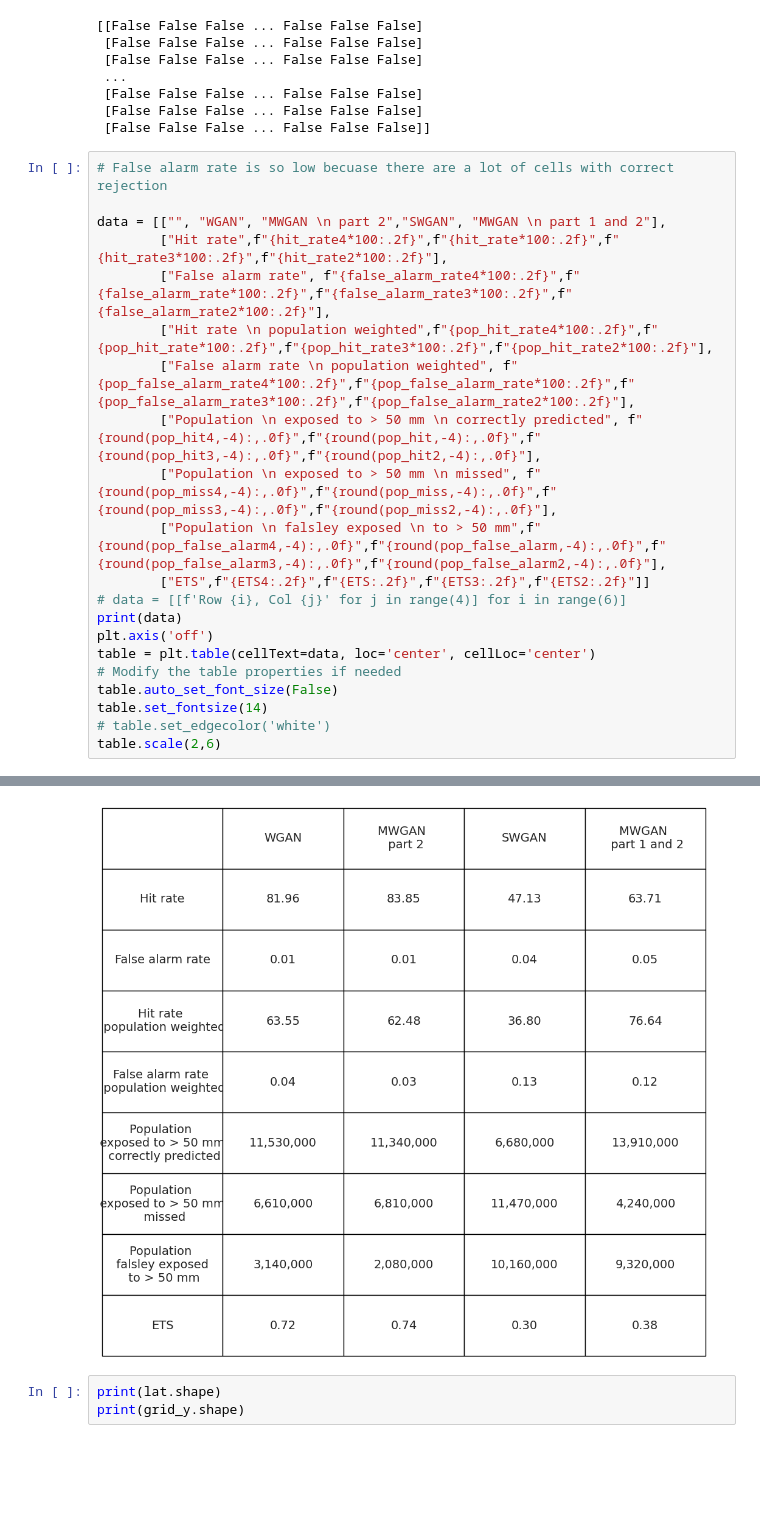
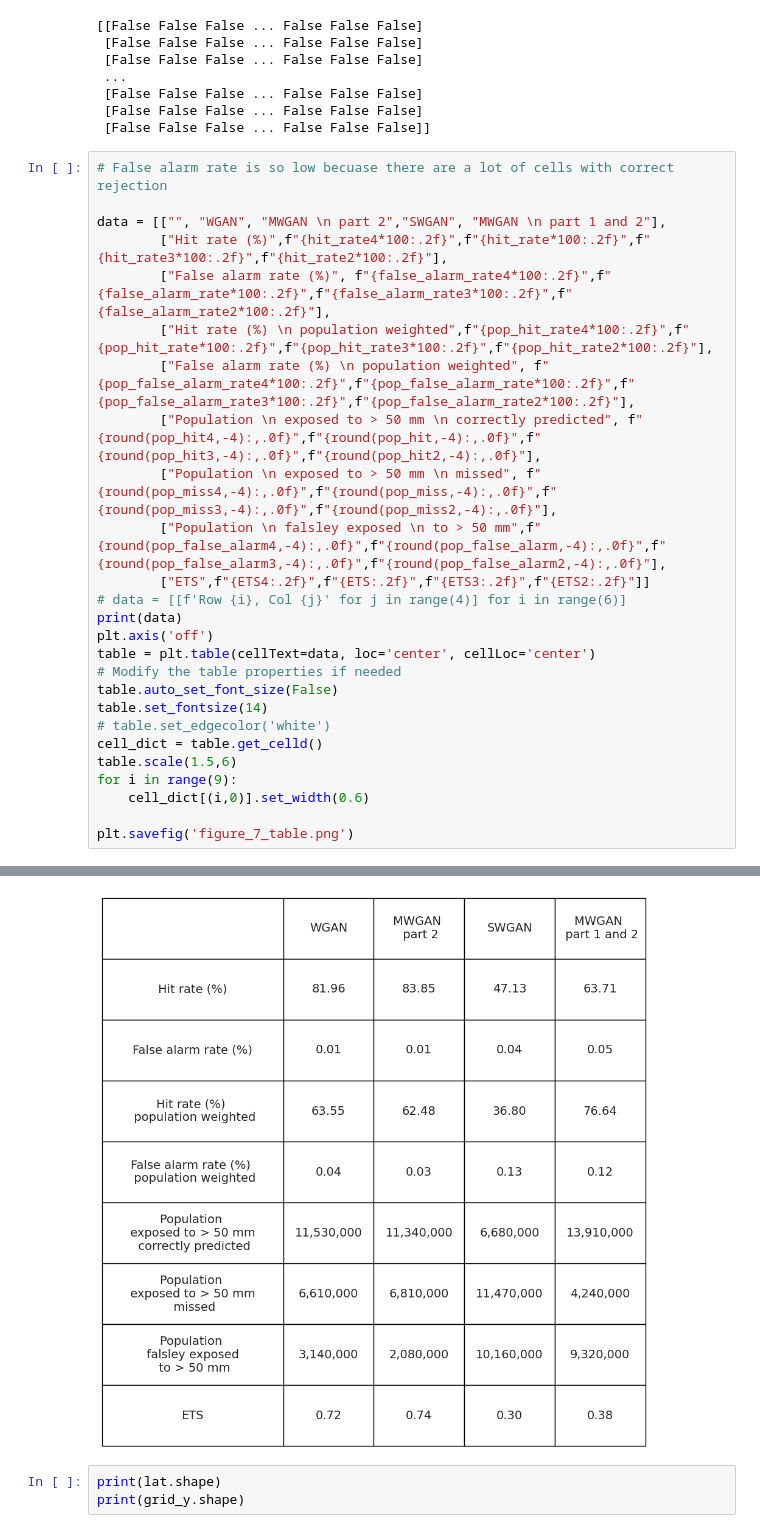
Before and after one commit to vosps/tropical_cyclone, a Jupyter notebook: tracking/7_hit_rate.ipynb, the cells around one changed output, grey strips where cells are left out. Drawn from its saved outputs; the diff is of its cells as text; blank space fills up the shorter version.

```diff
--- a/tracking/7_hit_rate.ipynb
+++ b/tracking/7_hit_rate.ipynb
@@ -1070,10 +1069,10 @@ print(rain_data_mwgan_parts12==1)
 # False alarm rate is so low becuase there are a lot of cells with correct rejection
 
 data = [["", "WGAN", "MWGAN \n part 2","SWGAN", "MWGAN \n part 1 and 2"],
-		["Hit rate",f"{hit_rate4*100:.2f}",f"{hit_rate*100:.2f}",f"{hit_rate3*100:.2f}",f"{hit_rate2*100:.2f}"],
-		["False alarm rate", f"{false_alarm_rate4*100:.2f}",f"{false_alarm_rate*100:.2f}",f"{false_alarm_rate3*100:.2f}",f"{false_alarm_rate2*100:.2f}"],
-        ["Hit rate \n population weighted",f"{pop_hit_rate4*100:.2f}",f"{pop_hit_rate*100:.2f}",f"{pop_hit_rate3*100:.2f}",f"{pop_hit_rate2*100:.2f}"],
-		["False alarm rate \n population weighted", f"{pop_false_alarm_rate4*100:.2f}",f"{pop_false_alarm_rate*100:.2f}",f"{pop_false_alarm_rate3*100:.2f}",f"{pop_false_alarm_rate2*100:.2f}"],
+		["Hit rate (%)",f"{hit_rate4*100:.2f}",f"{hit_rate*100:.2f}",f"{hit_rate3*100:.2f}",f"{hit_rate2*100:.2f}"],
+		["False alarm rate (%)", f"{false_alarm_rate4*100:.2f}",f"{false_alarm_rate*100:.2f}",f"{false_alarm_rate3*100:.2f}",f"{false_alarm_rate2*100:.2f}"],
+        ["Hit rate (%) \n population weighted",f"{pop_hit_rate4*100:.2f}",f"{pop_hit_rate*100:.2f}",f"{pop_hit_rate3*100:.2f}",f"{pop_hit_rate2*100:.2f}"],
+		["False alarm rate (%) \n population weighted", f"{pop_false_alarm_rate4*100:.2f}",f"{pop_false_alarm_rate*100:.2f}",f"{pop_false_alarm_rate3*100:.2f}",f"{pop_false_alarm_rate2*100:.2f}"],
 		["Population \n exposed to > 50 mm \n correctly predicted", f"{round(pop_hit4,-4):,.0f}",f"{round(pop_hit,-4):,.0f}",f"{round(pop_hit3,-4):,.0f}",f"{round(pop_hit2,-4):,.0f}"],
         ["Population \n exposed to > 50 mm \n missed", f"{round(pop_miss4,-4):,.0f}",f"{round(pop_miss,-4):,.0f}",f"{round(pop_miss3,-4):,.0f}",f"{round(pop_miss2,-4):,.0f}"],
 		["Population \n falsley exposed \n to > 50 mm",f"{round(pop_false_alarm4,-4):,.0f}",f"{round(pop_false_alarm,-4):,.0f}",f"{round(pop_false_alarm3,-4):,.0f}",f"{round(pop_false_alarm2,-4):,.0f}"],
@@ -1086,5 +1085,10 @@ table = plt.table(cellText=data, loc='center', cellLoc='center')
 table.auto_set_font_size(False)
 table.set_fontsize(14)
 # table.set_edgecolor('white')
-table.scale(2,6)
+cell_dict = table.get_celld()
+table.scale(1.5,6)
+for i in range(9):
+    cell_dict[(i,0)].set_width(0.6)
+
+plt.savefig('figure_7_table.png')
 # %% [output]
@@ -1092,4 +1096,4 @@ table.scale(2,6)
-[figure, old version]
+[figure, new version]
 # %%
 print(lat.shape)
 print(grid_y.shape)
```
Also changed, not shown: parts of 7 cells of this notebook, 3 other files.
